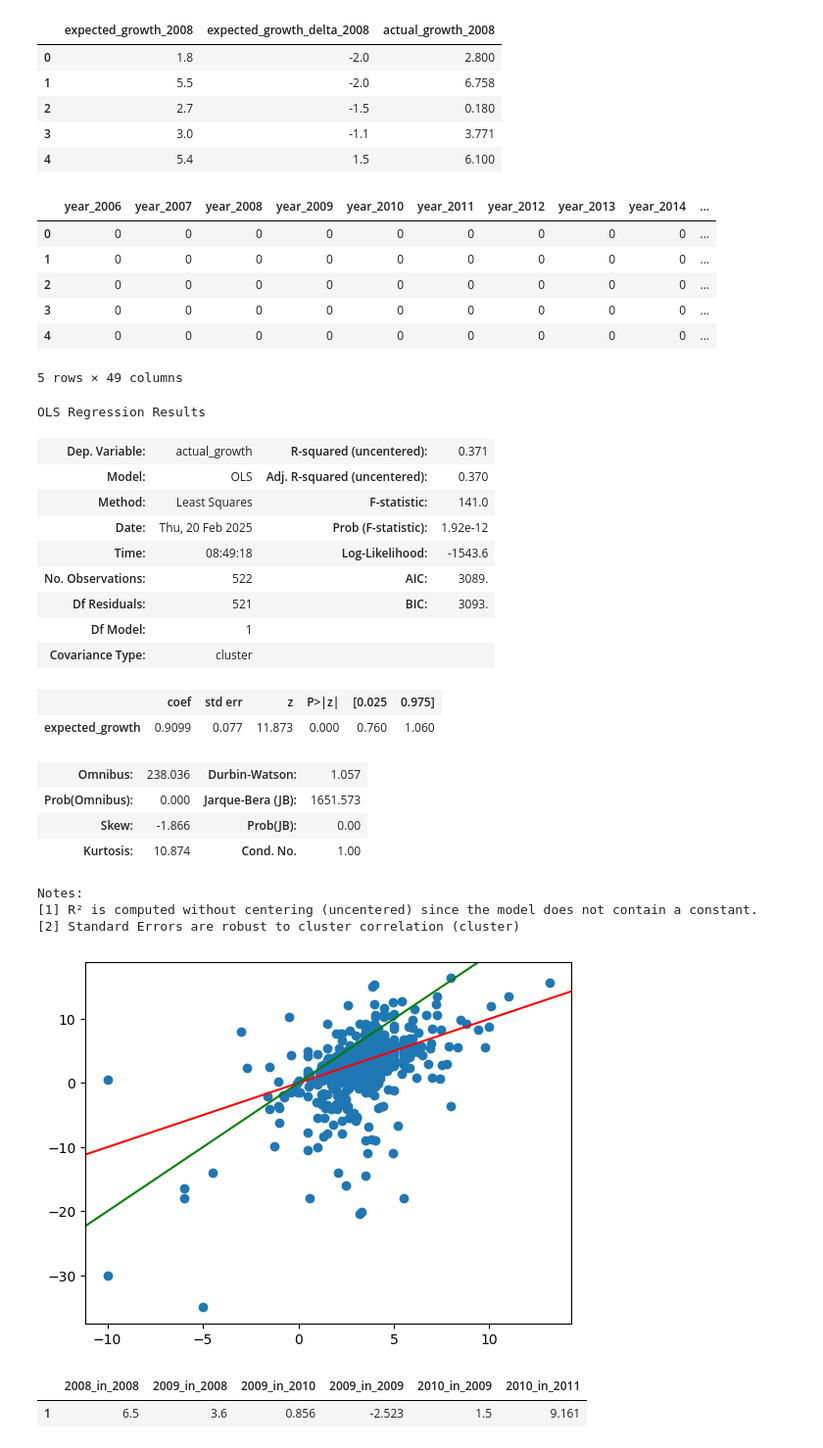
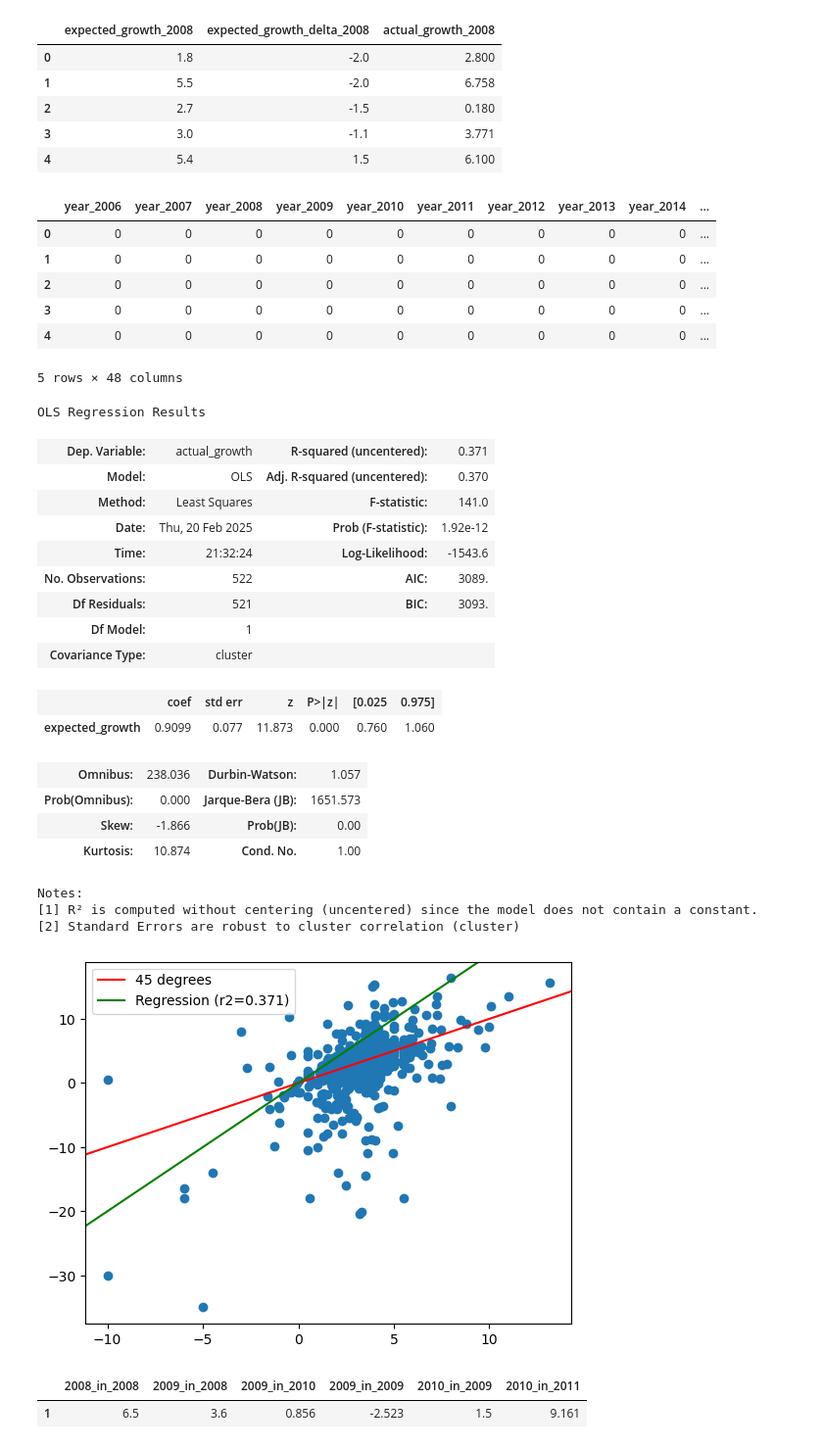
Before and after one commit to seppo0010/imf-growth, a Jupyter notebook: analysis3.ipynb, the cells around one changed output. Shown at 98% size. Cells and saved outputs as stored; diff of their text form; code cells hidden in the pictures.

```diff
--- a/analysis3.ipynb
+++ b/analysis3.ipynb
@@ -55,7 +55,7 @@ df[['expected_growth_2008', 'expected_growth_delta_2008', 'actual_growth_2008']]
 | 4 | 5.4 | 1.5 | 6.100 |
 # %%
 base = {}
-for x in range(2005, 2024):
+for x in range(2005, 2023):
     base[f'year_{x}'] = 0
 for c in df['Country'].unique():
     base[f'country_{c}'] = 0
@@ -83,36 +83,37 @@ X.head()
 | 2 | 0 | 0 | 0 | 0 | 0 | 0 | 0 | 0 | 0 | ... |
 | 3 | 0 | 0 | 0 | 0 | 0 | 0 | 0 | 0 | 0 | ... |
 | 4 | 0 | 0 | 0 | 0 | 0 | 0 | 0 | 0 | 0 | ... |
-5 rows × 49 columns
+5 rows × 48 columns
 # %%
 plt.scatter(X['expected_growth'], X['actual_growth'])
-plt.axline([0, 0], [1, 1], color='red')
+plt.axline([0, 0], [1, 1], color='red', label='45 degrees')
 model = sm.OLS(X['actual_growth'], X['expected_growth'])
 fitted_model = model.fit(cov_type='cluster', cov_kwds={'groups': groups})
 x = np.arange(1, 3)
-plt.axline(x, fitted_model.params.expected_growth * x, color='green')
+plt.axline(x, fitted_model.params.expected_growth * x, color='green', label=f'Regression (r2={fitted_model.rsquared:.3g})')
+plt.legend(loc="upper left")
 fitted_model.summary()
 # %% [output]
 OLS Regression Results
 | Dep. Variable: | actual_growth | R-squared (uncentered): | 0.371 |
 | Model: | OLS | Adj. R-squared (uncentered): | 0.370 |
 | Method: | Least Squares | F-statistic: | 141.0 |
 | Date: | Thu, 20 Feb 2025 | Prob (F-statistic): | 1.92e-12 |
-| Time: | 08:49:18 | Log-Likelihood: | -1543.6 |
+| Time: | 21:32:24 | Log-Likelihood: | -1543.6 |
 | No. Observations: | 522 | AIC: | 3089. |
 | Df Residuals: | 521 | BIC: | 3093. |
 | Df Model: | 1 |  |  |
 | Covariance Type: | cluster |  |  |
 |  | coef | std err | z | P>|z| | [0.025 | 0.975] |
 | expected_growth | 0.9099 | 0.077 | 11.873 | 0.000 | 0.760 | 1.060 |
 | Omnibus: | 238.036 | Durbin-Watson: | 1.057 |
 | Prob(Omnibus): | 0.000 | Jarque-Bera (JB): | 1651.573 |
 | Skew: | -1.866 | Prob(JB): | 0.00 |
 | Kurtosis: | 10.874 | Cond. No. | 1.00 |
 Notes:
 [1] R² is computed without centering (uncentered) since the model does not contain a constant.
 [2] Standard Errors are robust to cluster correlation (cluster)
-[figure, old version]
+[figure, new version]
 # %%
 df[df['Country'] == 'Argentina'][['2008_in_2008', '2009_in_2008', '2009_in_2010', '2009_in_2009', '2010_in_2009', '2010_in_2011']]
 # %% [output]
```
Also changed, not shown: parts of 2 cells of this notebook.
